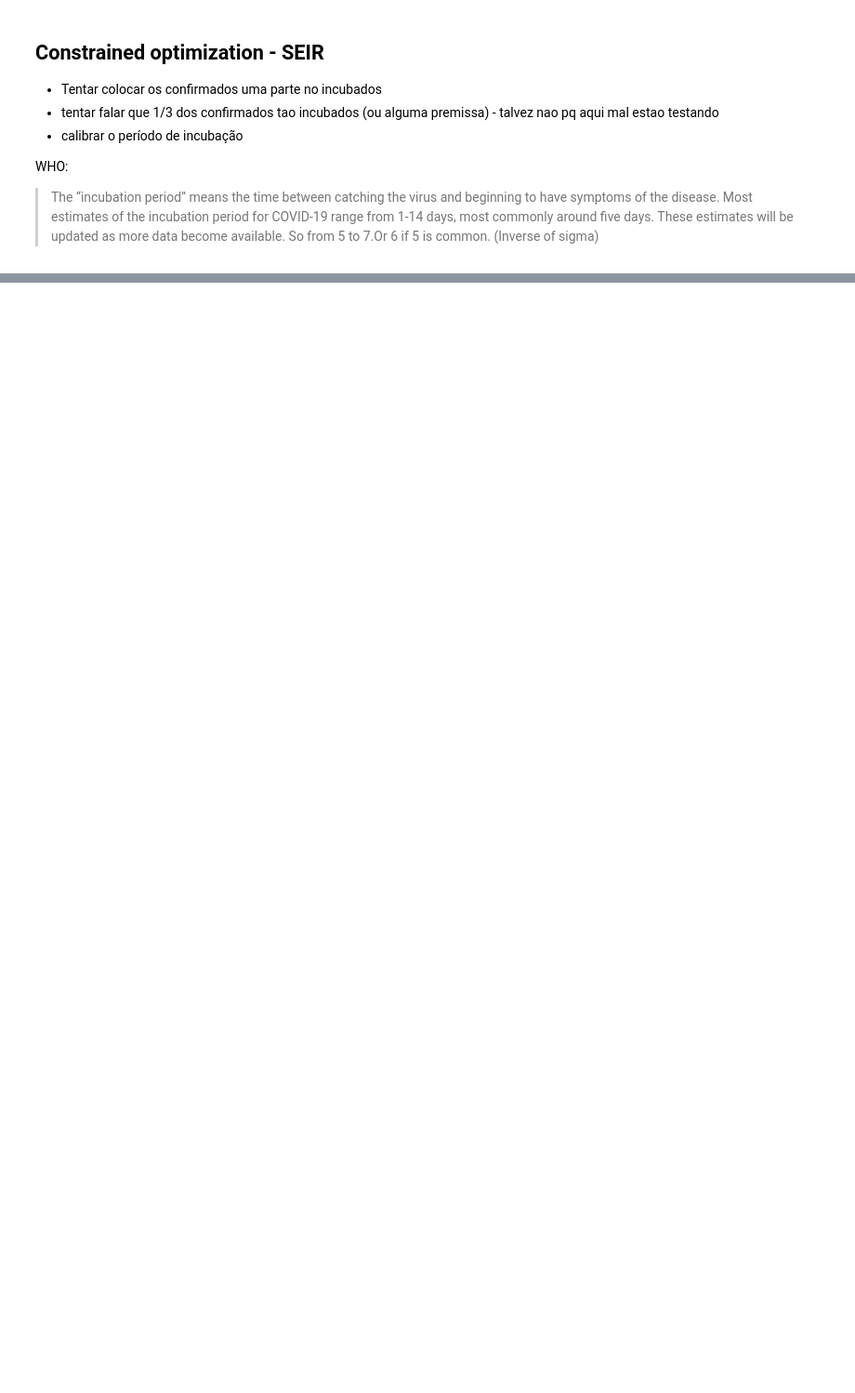
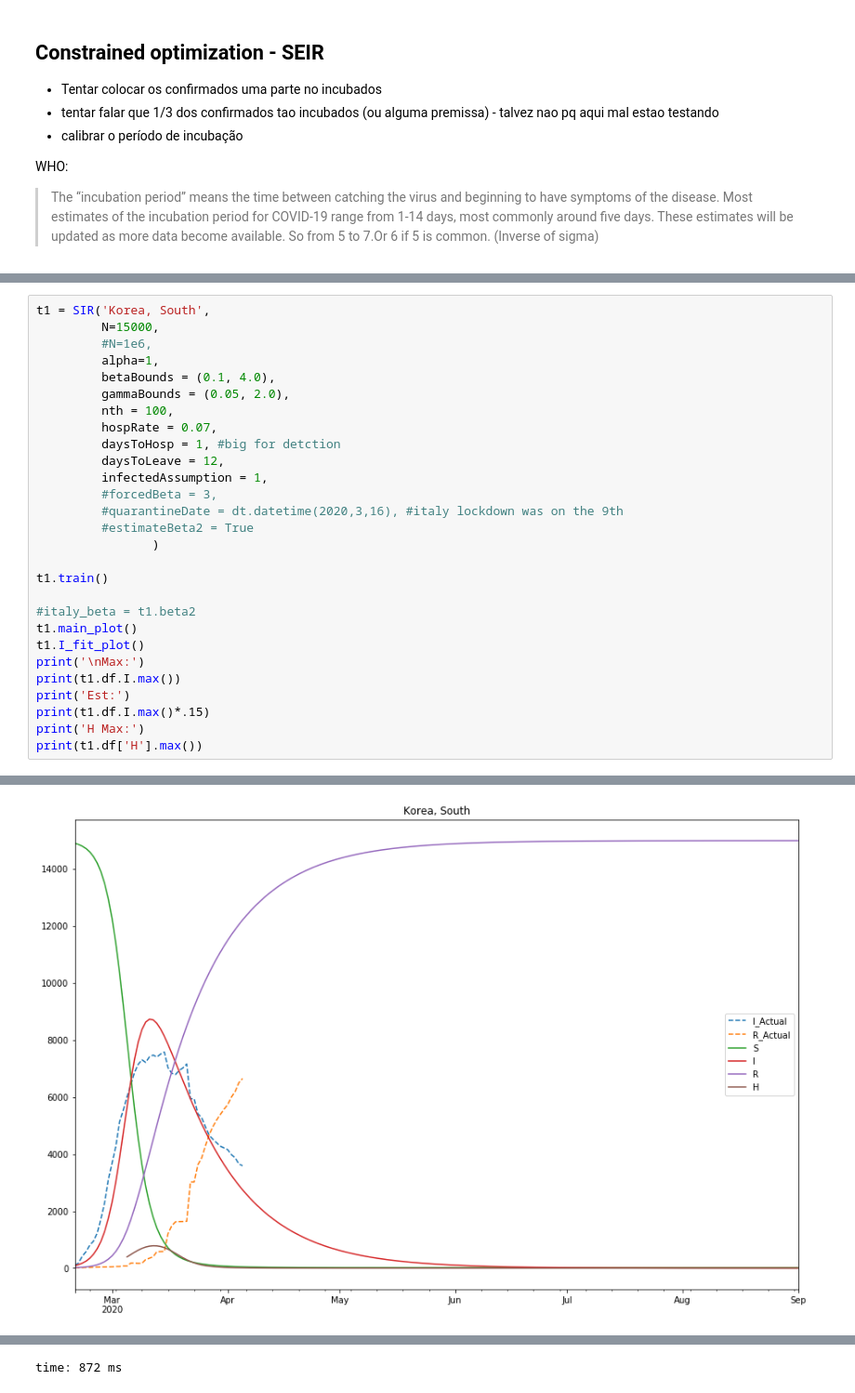
Before and after one commit to comunidadexp/sirfh-covid, a Jupyter notebook: Covid Spread Model.ipynb, the cells around one changed output, grey strips where cells are left out. Shown: that part at 93% size. Saved outputs shown, nothing was run; the diff lists cells and outputs as text; blank space fills up the shorter version.

```diff
--- a/Covid Spread Model.ipynb
+++ b/Covid Spread Model.ipynb
@@ -329,0 +303,29 @@ time: 605 ms
+# %%
+t1 = SIR('Korea, South',
+         N=15000,
+         #N=1e6,
+         alpha=1,
+         betaBounds = (0.1, 4.0),
+         gammaBounds = (0.05, 2.0),
+         nth = 100,
+         hospRate = 0.07,
+         daysToHosp = 1, #big for detction
+         daysToLeave = 12,
+         infectedAssumption = 1,
+         #forcedBeta = 3,
+         #quarantineDate = dt.datetime(2020,3,16), #italy lockdown was on the 9th
+         #estimateBeta2 = True
+                )
+
+t1.train()
+
+#italy_beta = t1.beta2
+t1.main_plot()
+t1.I_fit_plot()
+print('\nMax:')
+print(t1.df.I.max())
+print('Est:')
+print(t1.df.I.max()*.15)
+print('H Max:')
+print(t1.df['H'].max())
+# %% [output]
@@ -329,0 +342 @@ time: 605 ms
+[figure, added]
@@ -329,0 +344 @@ time: 605 ms
+time: 872 ms
```
Also changed, not shown: parts of 64 cells of this notebook, 3 other files.
